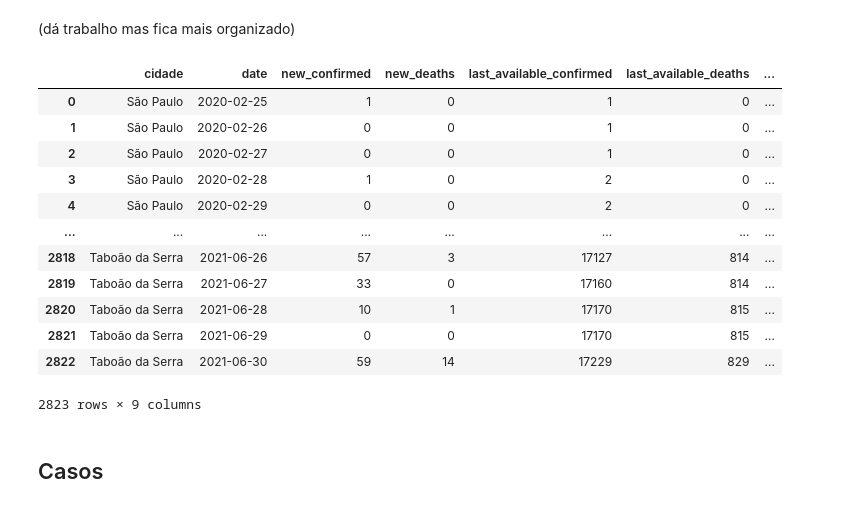
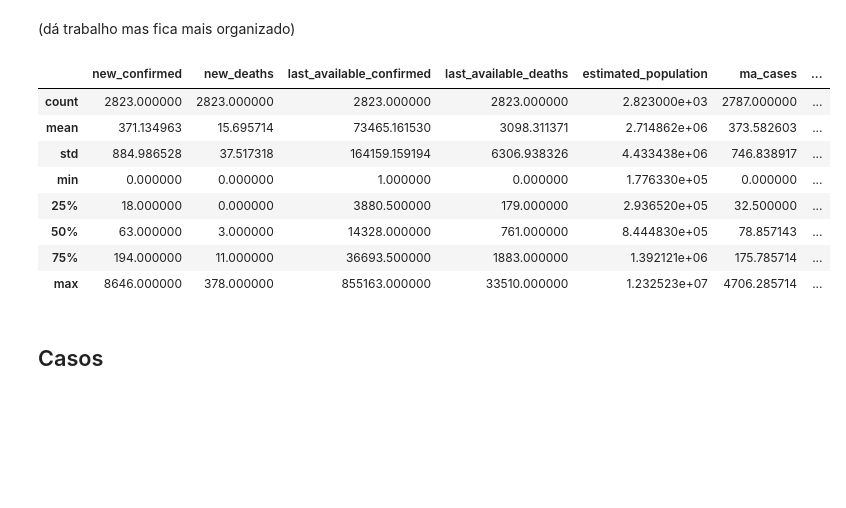
Before and after one commit to RPGraciotti/BootCampAlura, a Jupyter notebook: Projeto_modulo_3/rascunho_2.ipynb, the cells around one changed output. Drawn from its saved outputs; the diff is of its cells as text; code cells hidden in the pictures; blank space fills up the shorter version.

```diff
--- a/Projeto_modulo_3/rascunho_2.ipynb
+++ b/Projeto_modulo_3/rascunho_2.ipynb
@@ -21,3 +21,8 @@ casos_full = pd.read_csv("https://github.com/RPGraciotti/BootCampAlura/blob/main
 casos_full.loc[:,"date"] = pd.to_datetime(casos_full.loc[:,"date"], format = "%Y-%m-%d")
 
 casos_full = casos_full[casos_full.date != "2021-07-01"]
+
+casos_full.loc[casos_full.loc[:,'new_confirmed'] < 0, 'new_confirmed'] = 0
+casos_full.loc[casos_full.loc[:,'new_deaths'] < 0, 'new_deaths'] = 0
+
+casos_full.describe()
@@ -224,28 +239,24 @@ df_tab.loc[:,"ma_deaths"] = df_tab.loc[:,"new_deaths"].rolling(window = 7, cente
 # %%
 df_cities = pd.concat([df_sp, df_osa, df_gru, df_sbc, df_fm, df_tab],
                   axis = 0, join = 'inner', keys = ["São Paulo","Osasco","Guarulhos",
                                                     "São Bernando do Campo", "Francisco Morato",
                                                     "Taboão da Serra"]).reset_index()
 
 df_cities.drop("level_1", axis = 1, inplace = True)
 
 df_cities.rename(columns = {'level_0':'cidade'}, inplace=True)
 
-df_cities
+df_cities.describe()
 # %% [output]
-|  | cidade | date | new_confirmed | new_deaths | last_available_confirmed | last_available_deaths | ... |
-| 0 | São Paulo | 2020-02-25 | 1 | 0 | 1 | 0 | ... |
-| 1 | São Paulo | 2020-02-26 | 0 | 0 | 1 | 0 | ... |
-| 2 | São Paulo | 2020-02-27 | 0 | 0 | 1 | 0 | ... |
-| 3 | São Paulo | 2020-02-28 | 1 | 0 | 2 | 0 | ... |
-| 4 | São Paulo | 2020-02-29 | 0 | 0 | 2 | 0 | ... |
-| ... | ... | ... | ... | ... | ... | ... | ... |
-| 2818 | Taboão da Serra | 2021-06-26 | 57 | 3 | 17127 | 814 | ... |
-| 2819 | Taboão da Serra | 2021-06-27 | 33 | 0 | 17160 | 814 | ... |
-| 2820 | Taboão da Serra | 2021-06-28 | 10 | 1 | 17170 | 815 | ... |
-| 2821 | Taboão da Serra | 2021-06-29 | 0 | 0 | 17170 | 815 | ... |
-| 2822 | Taboão da Serra | 2021-06-30 | 59 | 14 | 17229 | 829 | ... |
+|  | new_confirmed | new_deaths | last_available_confirmed | last_available_deaths | estimated_population | ma_cases | ... |
+| count | 2823.000000 | 2823.000000 | 2823.000000 | 2823.000000 | 2.823000e+03 | 2787.000000 | ... |
+| mean | 371.134963 | 15.695714 | 73465.161530 | 3098.311371 | 2.714862e+06 | 373.582603 | ... |
+| std | 884.986528 | 37.517318 | 164159.159194 | 6306.938326 | 4.433438e+06 | 746.838917 | ... |
+| min | 0.000000 | 0.000000 | 1.000000 | 0.000000 | 1.776330e+05 | 0.000000 | ... |
+| 25% | 18.000000 | 0.000000 | 3880.500000 | 179.000000 | 2.936520e+05 | 32.500000 | ... |
+| 50% | 63.000000 | 3.000000 | 14328.000000 | 761.000000 | 8.444830e+05 | 78.857143 | ... |
+| 75% | 194.000000 | 11.000000 | 36693.500000 | 1883.000000 | 1.392121e+06 | 175.785714 | ... |
+| max | 8646.000000 | 378.000000 | 855163.000000 | 33510.000000 | 1.232523e+07 | 4706.285714 | ... |
-2823 rows × 9 columns
 # %% [markdown]
 ## Casos
 # %%
```
Also changed, not shown: parts of 8 cells of this notebook.
